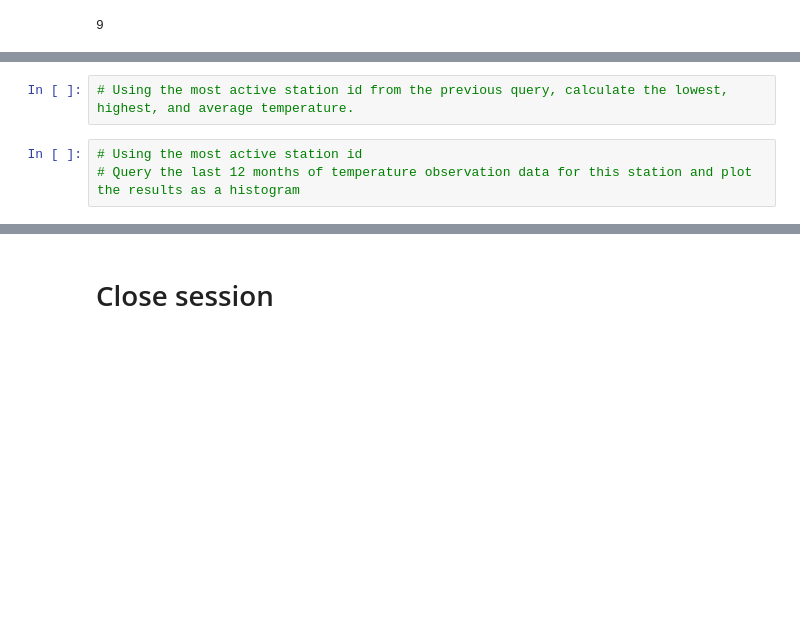
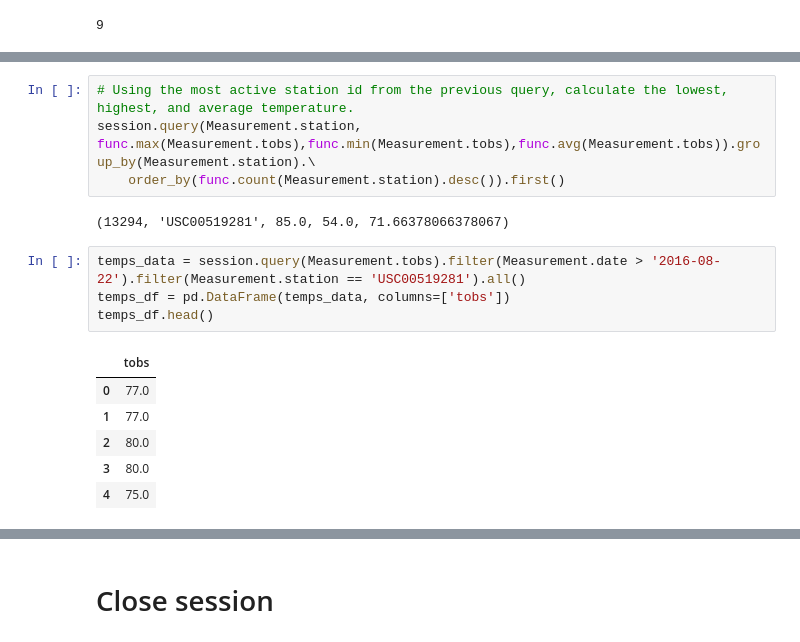
Before and after one commit to HBodden/sqlalchemy-challenge, a Jupyter notebook: climate_starter.ipynb, the cells around one changed output, grey strips where cells are left out. Drawn from its saved outputs; the diff is of its cells as text; blank space fills up the shorter version.

```diff
--- a/climate_starter.ipynb
+++ b/climate_starter.ipynb
@@ -106,5 +142,17 @@ active_stations = session.query()
 # %%
 # Using the most active station id from the previous query, calculate the lowest, highest, and average temperature.
+session.query(Measurement.station, func.max(Measurement.tobs),func.min(Measurement.tobs),func.avg(Measurement.tobs)).group_by(Measurement.station).\
+    order_by(func.count(Measurement.station).desc()).first()
+# %% [output]
+(13294, 'USC00519281', 85.0, 54.0, 71.66378066378067)
-# %%
-# Using the most active station id
-# Query the last 12 months of temperature observation data for this station and plot the results as a histogram
+# %%
+temps_data = session.query(Measurement.tobs).filter(Measurement.date > '2016-08-22').filter(Measurement.station == 'USC00519281').all()
+temps_df = pd.DataFrame(temps_data, columns=['tobs'])
+temps_df.head()
+# %% [output]
+|  | tobs |
+| 0 | 77.0 |
+| 1 | 77.0 |
+| 2 | 80.0 |
+| 3 | 80.0 |
+| 4 | 75.0 |
```
Also changed, not shown: parts of 8 cells of this notebook.
